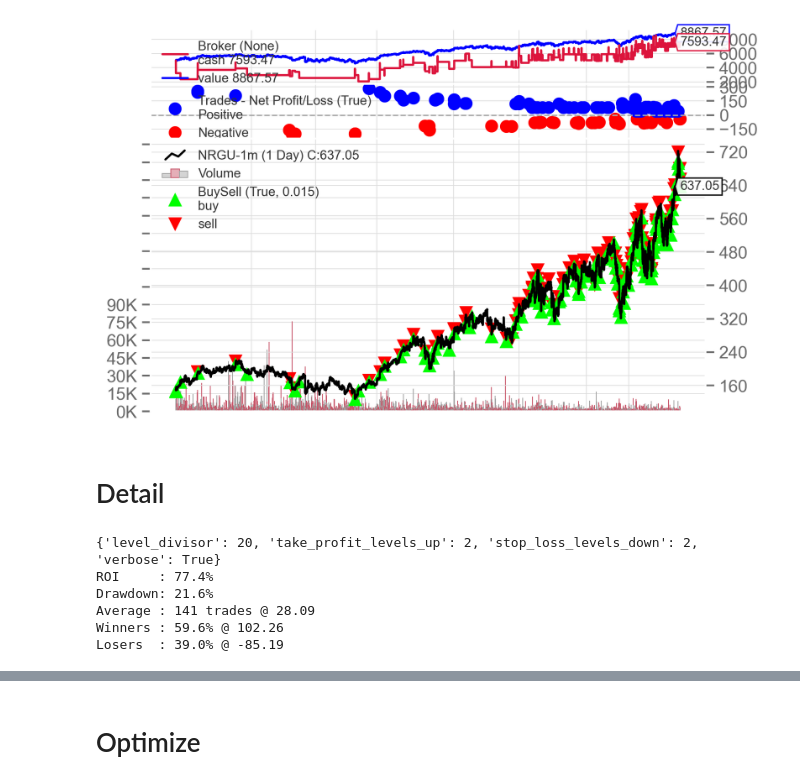
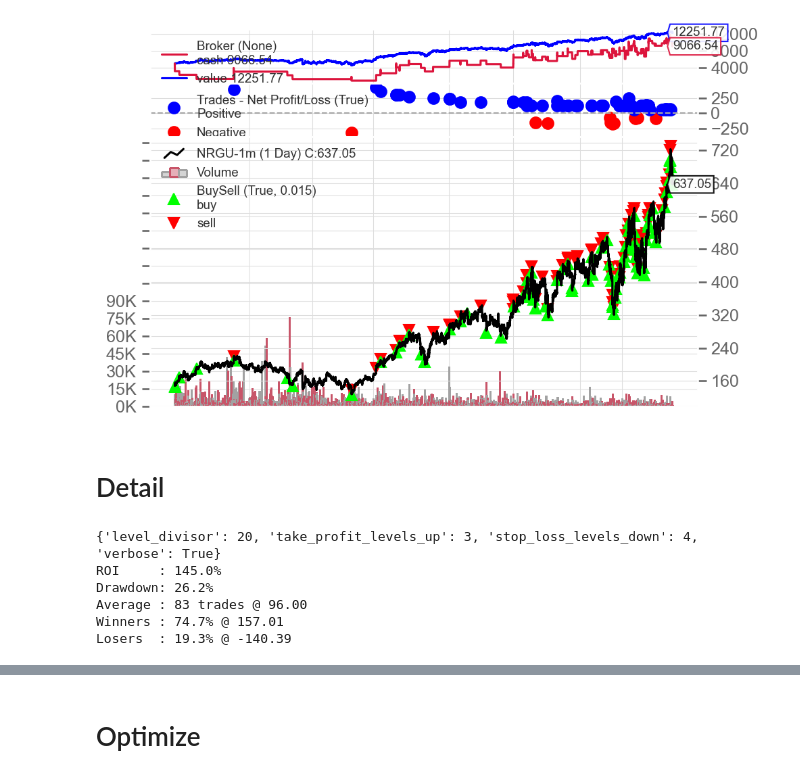
Before and after one commit to jamesfulford/biggest-losers, a Jupyter notebook: src/strat/rungs/Backtest.ipynb, the cells around one changed output, grey strips where cells are left out. Cells and saved outputs as stored; diff of their text form; code cells hidden in the pictures.

```diff
--- a/src/strat/rungs/Backtest.ipynb
+++ b/src/strat/rungs/Backtest.ipynb
@@ -140,7 +140,7 @@ class MyStrategy(bt.Strategy):
       self.log(self.occupations)
 # %%
 strategy = run_backtest(MyStrategy, symbol, start, end,
-  {'verbose': True}
+  {'level_divisor': 20, 'take_profit_levels_up': 3, 'stop_loss_levels_down': 4, 'verbose': True}
   , cash
 )
 # %% [output]
@@ -164,6 +164,6 @@ strategy = run_backtest(MyStrategy, symbol, start, end,
 [interactive output not drawn]
 [interactive output not drawn]
-[figure, old version]
+[figure, new version]
 # %% [markdown]
 # Detail
 # %%
@@ -176,12 +176,12 @@ print(f"Average : {analysis['total']['total']} trades @ {analysis['pnl']['gross'
 print(f"Winners : {(analysis['won']['total'] / analysis['total']['total']):.1%} @ {analysis['won']['pnl']['average']:.2f}")
 print(f"Losers  : {(analysis['lost']['total'] / analysis['total']['total']):.1%} @ {analysis['lost']['pnl']['average']:.2f}")
 # %% [output]
-{'level_divisor': 20, 'take_profit_levels_up': 2, 'stop_loss_levels_down': 2, 'verbose': True}
-ROI     : 77.4%
-Drawdown: 21.6%
-Average : 141 trades @ 28.09
-Winners : 59.6% @ 102.26
-Losers  : 39.0% @ -85.19
+{'level_divisor': 20, 'take_profit_levels_up': 3, 'stop_loss_levels_down': 4, 'verbose': True}
+ROI     : 145.0%
+Drawdown: 26.2%
+Average : 83 trades @ 96.00
+Winners : 74.7% @ 157.01
+Losers  : 19.3% @ -140.39
 # %%
 import quantstats
 portfolio_stats = strategy.analyzers.getbyname('PyFolio')
```
Also changed, not shown: parts of 6 cells of this notebook, 2 other files.
